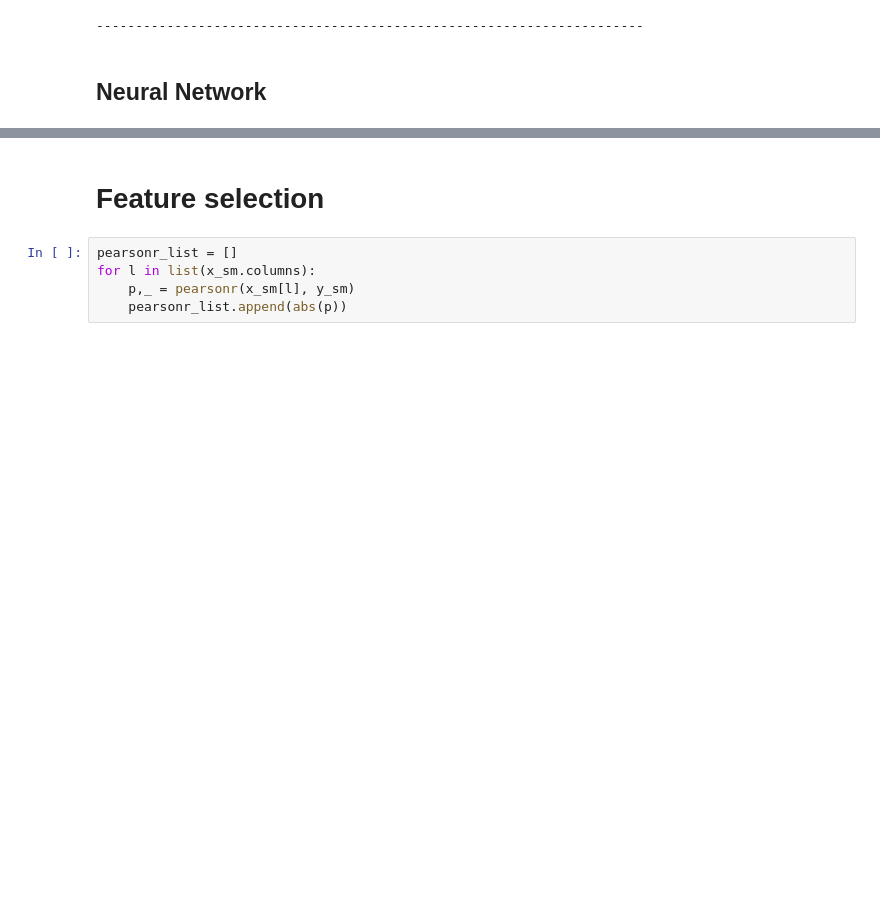
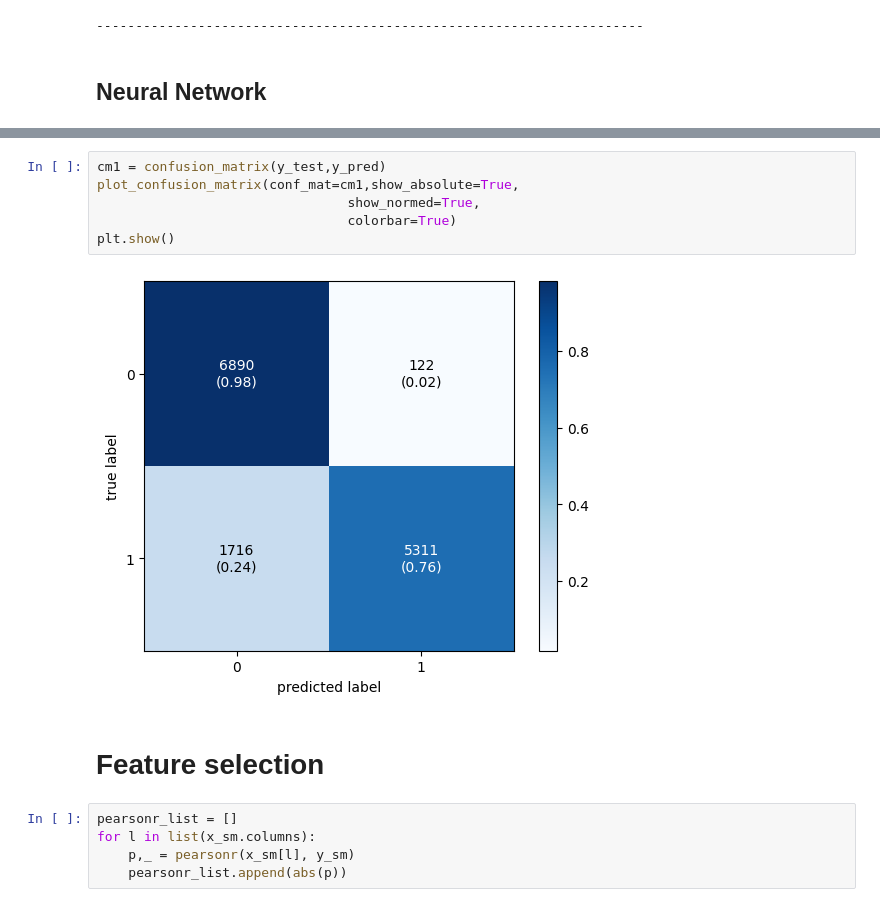
Before and after one commit to LaiVietAnh/Diabetes-Health-Indicators, a Jupyter notebook: diabetes.ipynb, the cells around one changed output, grey strips where cells are left out. Cells and saved outputs as stored; diff of their text form; blank space fills up the shorter version.

```diff
--- a/diabetes.ipynb
+++ b/diabetes.ipynb
@@ -350,3 +385,11 @@ weighted avg       0.80      0.80      0.80     14039
+# %%
+cm1 = confusion_matrix(y_test,y_pred)
+plot_confusion_matrix(conf_mat=cm1,show_absolute=True,
+                                show_normed=True,
+                                colorbar=True)
+plt.show()
+# %% [output]
+[figure, added]
 # %% [markdown]
 # Feature selection
 # %%
```
Also changed, not shown: parts of 18 cells of this notebook.
